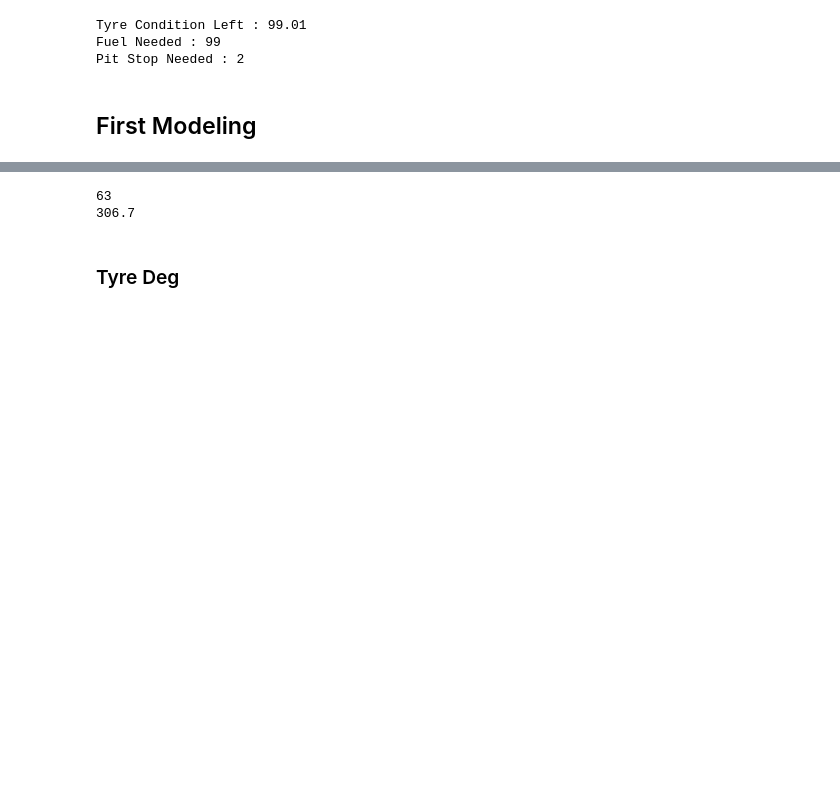
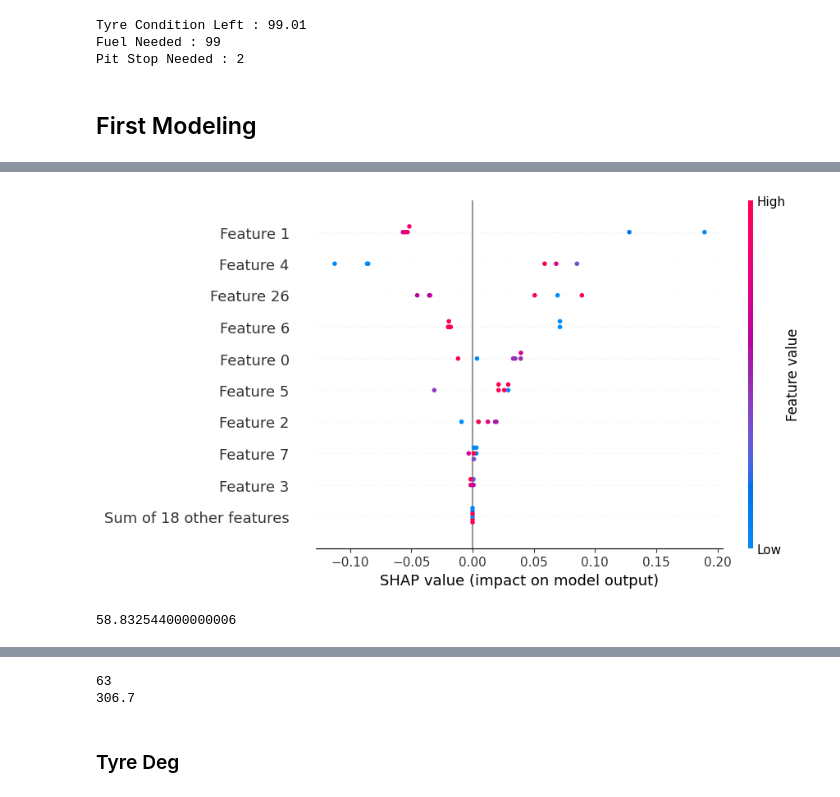
Before and after one commit to NicoJanko/GPRO, a Jupyter notebook: gpro.ipynb, the cells around one changed output, grey strips where cells are left out. Saved outputs shown, nothing was run; the diff lists cells and outputs as text; code cells hidden in the pictures; blank space fills up the shorter version.

```diff
--- a/gpro.ipynb
+++ b/gpro.ipynb
@@ -193,0 +366,8 @@ data['laps'][-1]['idx']
+# %%
+import shap
+explainer = shap.Explainer(tyre_booster)
+
+shap_values = explainer(dtrain_tyre)
+shap.plots.beeswarm(shap_values)
+# %% [output]
+[figure, added]
@@ -193,0 +380,4 @@ data['laps'][-1]['idx']
+# %%
+16*4.929*0.746
+# %% [output]
+58.832544000000006
```
Also changed, not shown: parts of 19 cells of this notebook.
